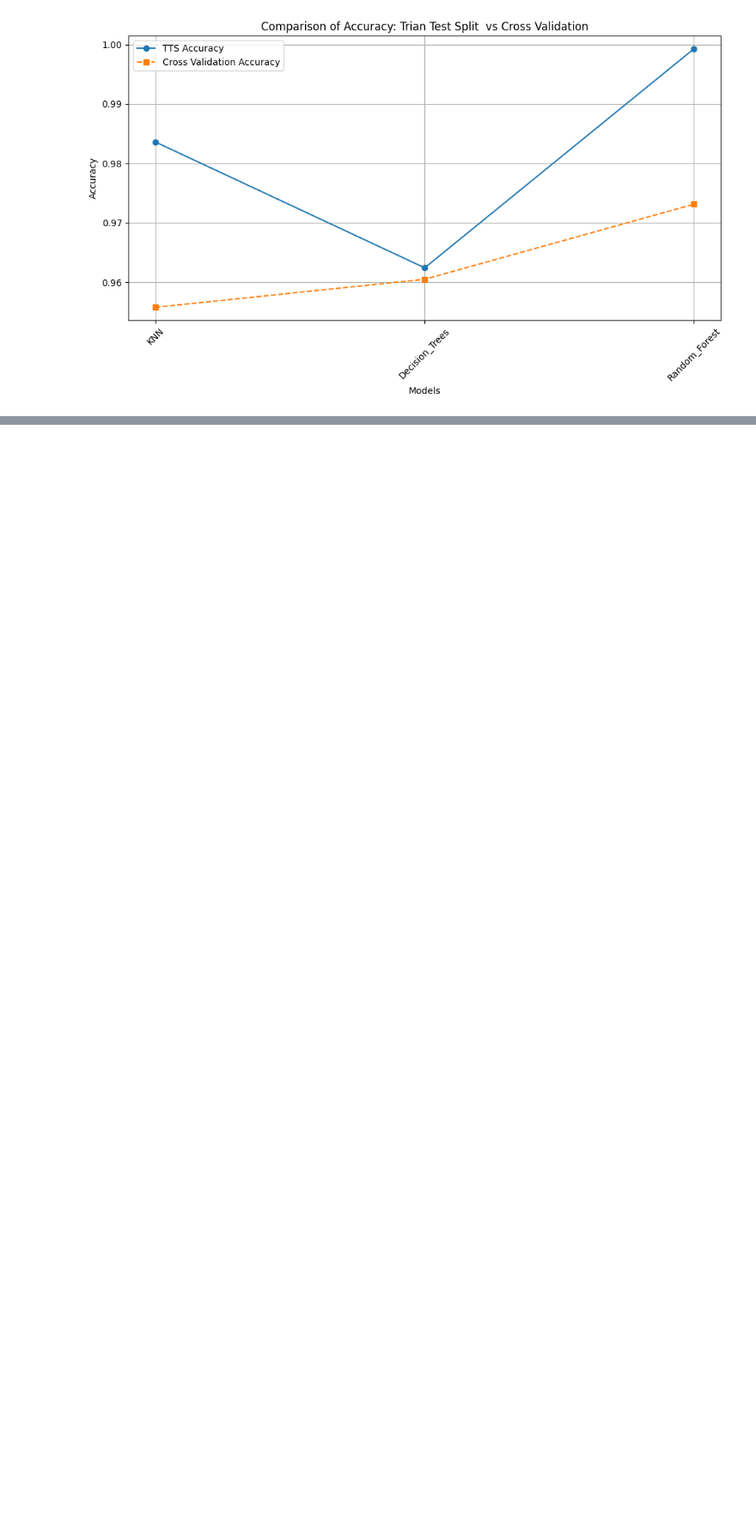
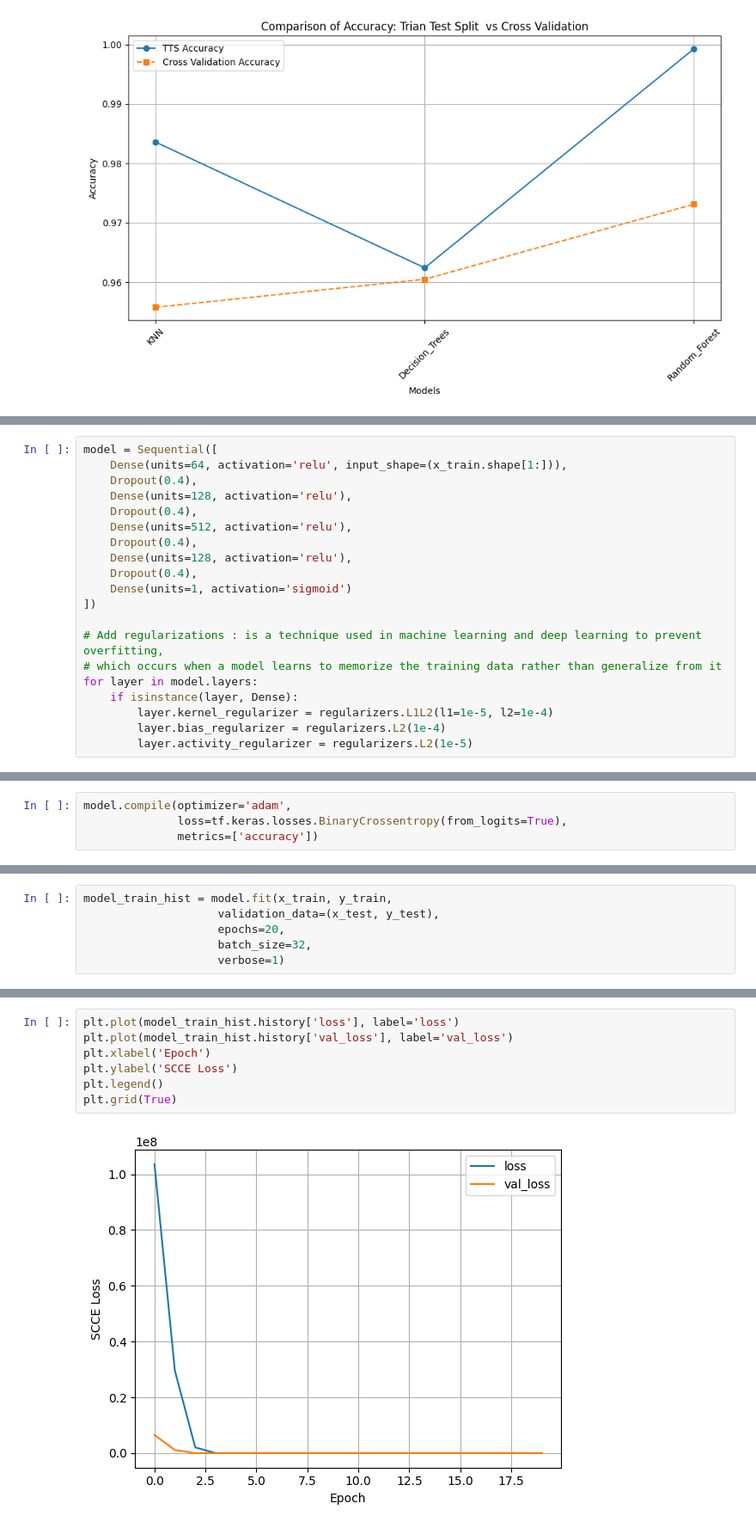
Before and after one commit to yassineboujrada/Intrusion_Detection_System_Analyze, a Jupyter notebook: IDS.ipynb, the cells around one changed output, grey strips where cells are left out. Shown at 86% size. Cells and saved outputs as stored; diff of their text form; blank space fills up the shorter version.

```diff
--- a/IDS.ipynb
+++ b/IDS.ipynb
@@ -424,0 +440,20 @@ plt.show()
+# %%
+model = Sequential([
+    Dense(units=64, activation='relu', input_shape=(x_train.shape[1:])),
+    Dropout(0.4),
+    Dense(units=128, activation='relu'),
+    Dropout(0.4),
+    Dense(units=512, activation='relu'),
+    Dropout(0.4),
+    Dense(units=128, activation='relu'),
+    Dropout(0.4),
+    Dense(units=1, activation='sigmoid')
+])
+
+# Add regularizations : is a technique used in machine learning and deep learning to prevent overfitting,
+# which occurs when a model learns to memorize the training data rather than generalize from it
+for layer in model.layers:
+    if isinstance(layer, Dense):
+        layer.kernel_regularizer = regularizers.L1L2(l1=1e-5, l2=1e-4)
+        layer.bias_regularizer = regularizers.L2(1e-4)
+        layer.activity_regularizer = regularizers.L2(1e-5)
@@ -424,0 +462,4 @@ plt.show()
+# %%
+model.compile(optimizer='adam',
+              loss=tf.keras.losses.BinaryCrossentropy(from_logits=True),
+              metrics=['accuracy'])
@@ -424,0 +492,6 @@ plt.show()
+# %%
+model_train_hist = model.fit(x_train, y_train,
+                    validation_data=(x_test, y_test),
+                    epochs=20,
+                    batch_size=32,
+                    verbose=1)
@@ -424,0 +519,9 @@ plt.show()
+# %%
+plt.plot(model_train_hist.history['loss'], label='loss')
+plt.plot(model_train_hist.history['val_loss'], label='val_loss')
+plt.xlabel('Epoch')
+plt.ylabel('SCCE Loss')
+plt.legend()
+plt.grid(True)
+# %% [output]
+[figure, added]
```
Also changed, not shown: parts of 13 cells of this notebook, 1 other file.
